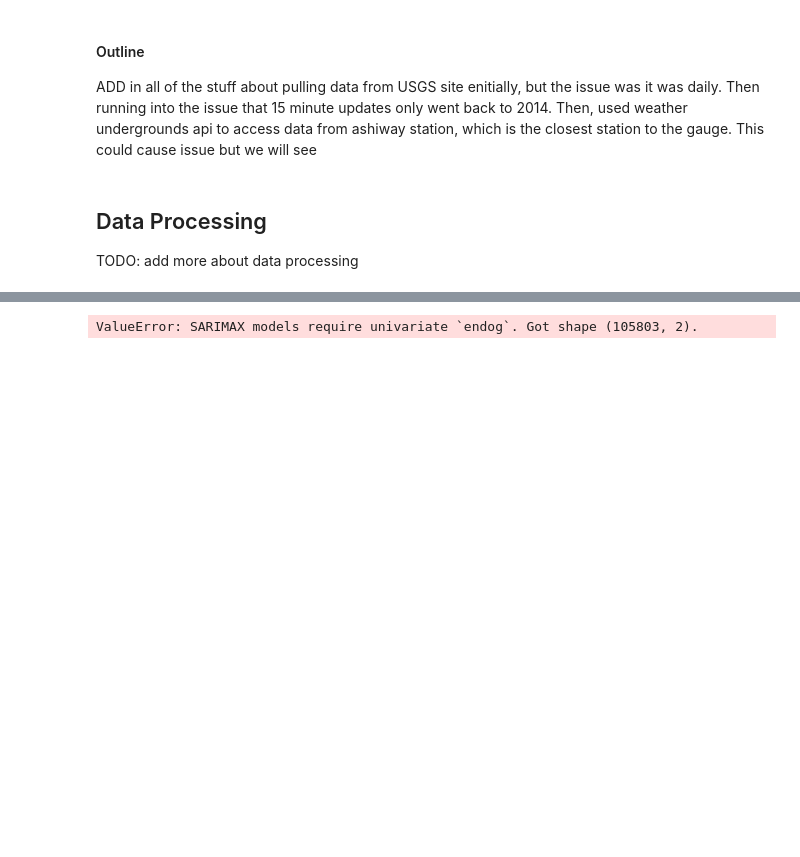
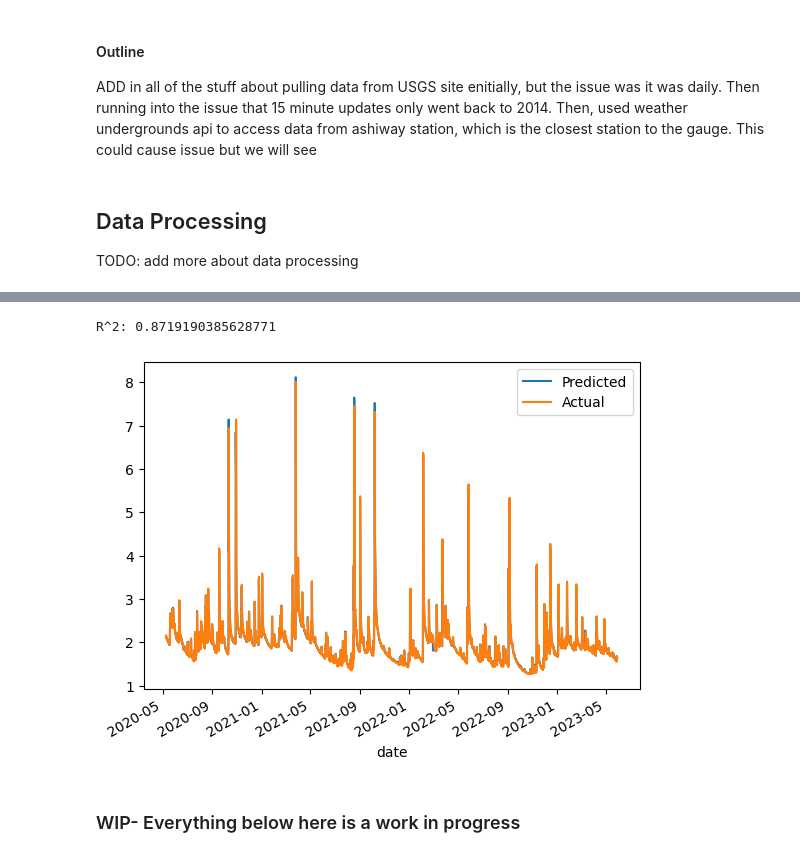
Before and after one commit to teenageknight/water-level-predictive-model, a Jupyter notebook: main.ipynb, the cells around one changed output, grey strips where cells are left out. Saved outputs shown, nothing was run; the diff lists cells and outputs as text; code cells hidden in the pictures; blank space fills up the shorter version.

Commit message:
Progress on LSTM!

```diff
--- a/main.ipynb
+++ b/main.ipynb
@@ -86,0 +149,3 @@ date
+# %%
+predicted_values = model.predict(test_X2)
+predicted_values = scaler.inverse_transform(predicted_values)
@@ -87,16 +154,30 @@ date
+# %%
+# Using drop() function to delete last 10 rows so that the sizes match
+test_data2 = test_data.copy()
+test_data2.drop(test_data.tail(sequence_length+2).index, inplace=True)
+
+predictions_df = pd.DataFrame({'Predicted': predicted_values.flatten(), 'Actual': test_data2['water']})
+
+predictions_df.plot()
+
+# Calculate the R-squared value
+print("R^2:", r2_score(test_data2['water'], predicted_values.flatten()))
+# %% [output]
+R^2: 0.8719190385628771
+[figure, added]
+# %% [markdown]
+### WIP- Everything below here is a work in progress
 # %%
 # Define the ARIMA model parameters
 p = 1  # AR order
-d = 0  # Integration order
-q = 1  # MA order
+d = 1  # Integration order
+q = 2  # MA order
 
 # Create the ARIMA model
 model = ARIMA(train_data['water'], order=(p, d, q))
 
 # Fit the model to the training data, using the precipitation amount as an exogenous variable
 model_fit = model.fit()
-# %% [output]
-ValueError: SARIMAX models require univariate `endog`. Got shape (105803, 2).
 # %%
 # Specify the start and end dates for prediction
 start_date = test_data.index[0]
```
Also changed, not shown: parts of 9 cells of this notebook.
